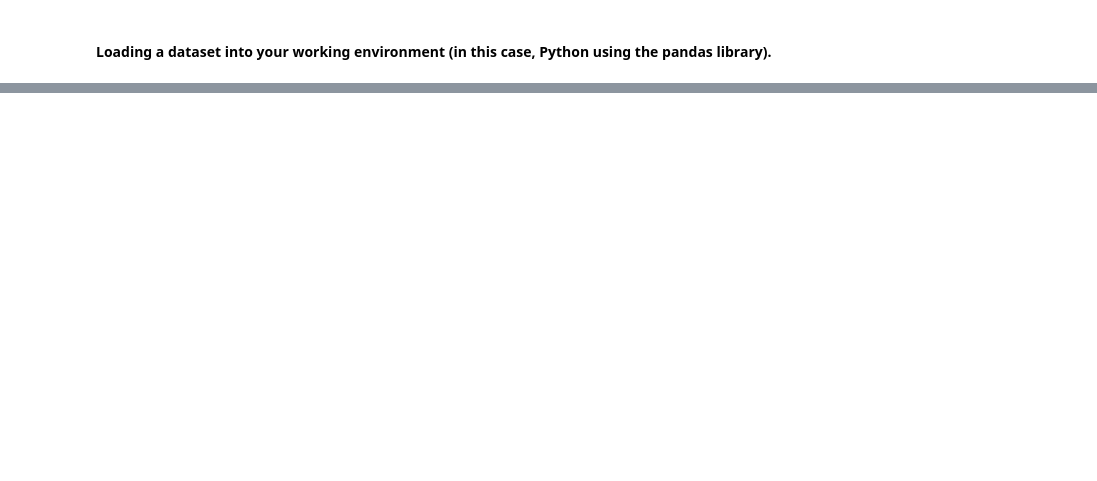
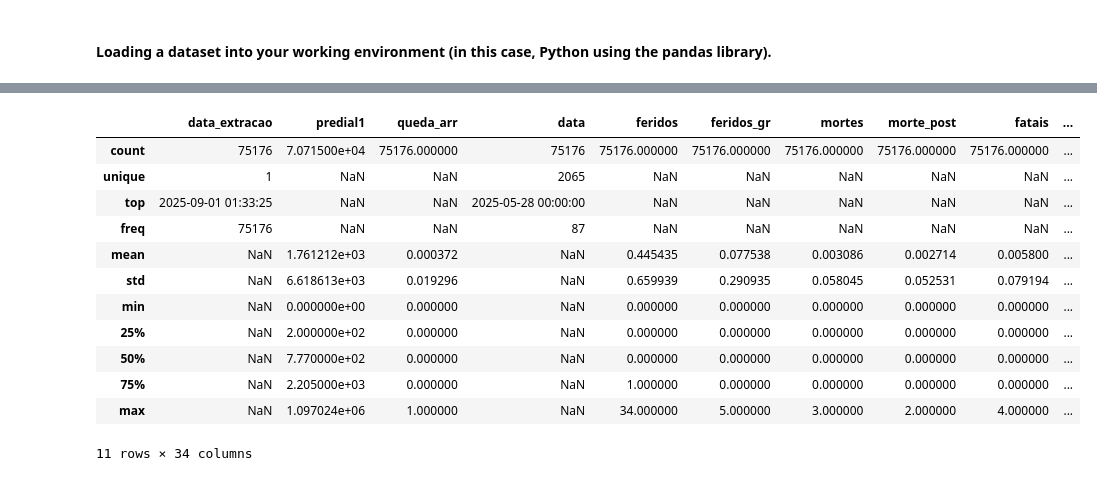
Before and after one commit to MaykInvest/Traffic-Accident-Analysis-in-Porto-Alegre, a Jupyter notebook: analysis.ipynb, the cells around one changed output, grey strips where cells are left out. Cells and saved outputs as stored; diff of their text form; code cells hidden in the pictures; blank space fills up the shorter version.

```diff
--- a/analysis.ipynb
+++ b/analysis.ipynb
@@ -74,0 +93,17 @@ df.head()
+# %%
+# Generates summary statistics for all columns, including numerical and categorical data
+df.describe(include="all")
+# %% [output]
+|  | data_extracao | predial1 | queda_arr | data | feridos | feridos_gr | mortes | morte_post | fatais | ... |
+| count | 75176 | 7.071500e+04 | 75176.000000 | 75176 | 75176.000000 | 75176.000000 | 75176.000000 | 75176.000000 | 75176.000000 | ... |
+| unique | 1 | NaN | NaN | 2065 | NaN | NaN | NaN | NaN | NaN | ... |
+| top | 2025-09-01 01:33:25 | NaN | NaN | 2025-05-28 00:00:00 | NaN | NaN | NaN | NaN | NaN | ... |
+| freq | 75176 | NaN | NaN | 87 | NaN | NaN | NaN | NaN | NaN | ... |
+| mean | NaN | 1.761212e+03 | 0.000372 | NaN | 0.445435 | 0.077538 | 0.003086 | 0.002714 | 0.005800 | ... |
+| std | NaN | 6.618613e+03 | 0.019296 | NaN | 0.659939 | 0.290935 | 0.058045 | 0.052531 | 0.079194 | ... |
+| min | NaN | 0.000000e+00 | 0.000000 | NaN | 0.000000 | 0.000000 | 0.000000 | 0.000000 | 0.000000 | ... |
+| 25% | NaN | 2.000000e+02 | 0.000000 | NaN | 0.000000 | 0.000000 | 0.000000 | 0.000000 | 0.000000 | ... |
+| 50% | NaN | 7.770000e+02 | 0.000000 | NaN | 0.000000 | 0.000000 | 0.000000 | 0.000000 | 0.000000 | ... |
+| 75% | NaN | 2.205000e+03 | 0.000000 | NaN | 1.000000 | 0.000000 | 0.000000 | 0.000000 | 0.000000 | ... |
+| max | NaN | 1.097024e+06 | 1.000000 | NaN | 34.000000 | 5.000000 | 3.000000 | 2.000000 | 4.000000 | ... |
+11 rows × 34 columns
```
Also changed, not shown: parts of 15 cells of this notebook.
